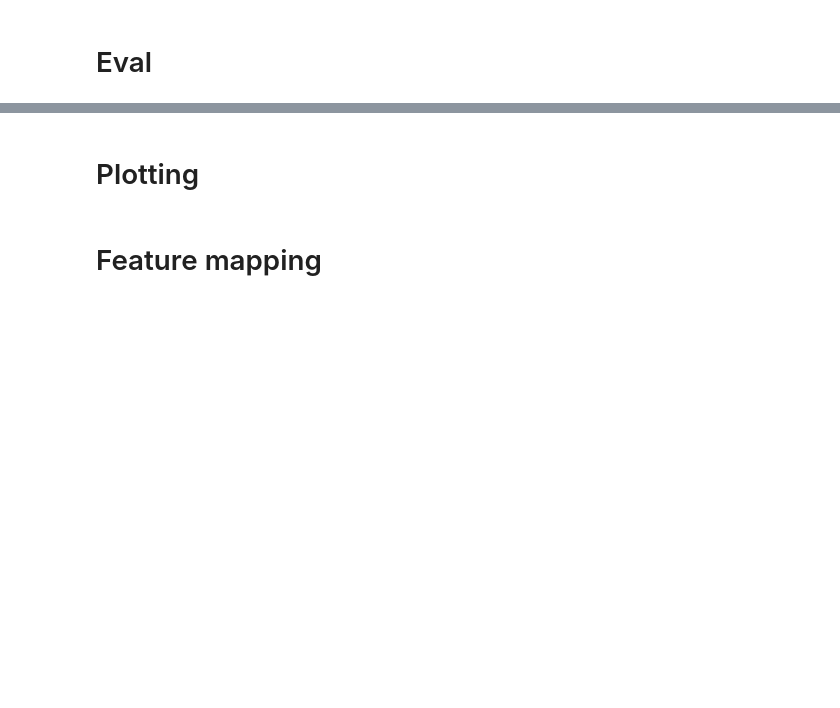
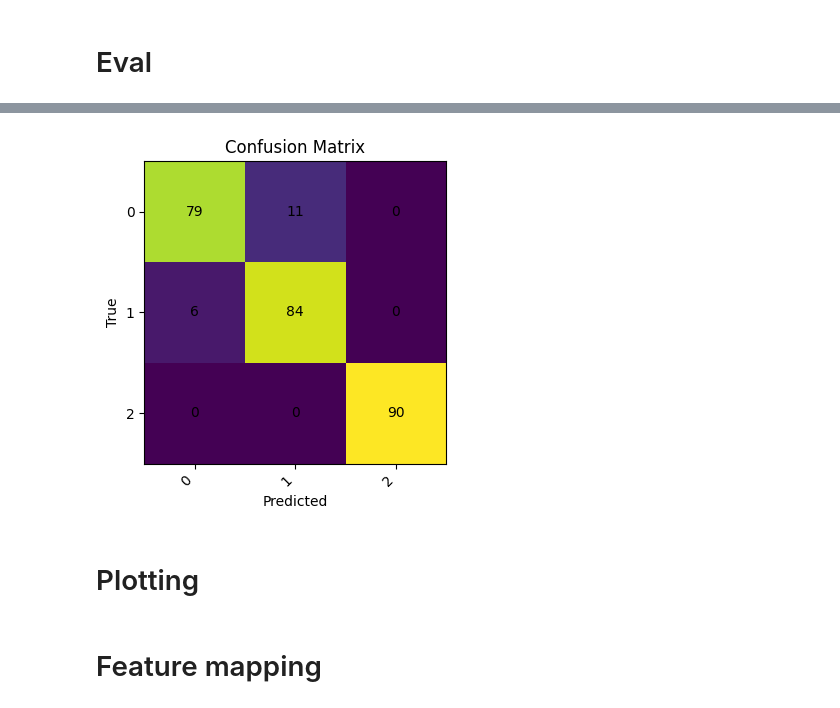
Before and after one commit to marrog1/machine_learning2_exam, a Jupyter notebook: Part1/main.ipynb, the cells around one changed output, grey strips where cells are left out. Cells and saved outputs as stored; diff of their text form; code cells hidden in the pictures; blank space fills up the shorter version.

Commit message:
eval

```diff
--- a/Part1/main.ipynb
+++ b/Part1/main.ipynb
@@ -420,2 +421,95 @@ Test | loss 0.1273 acc 0.9481
 # %% [markdown]
 # Eval
+# %%
+model.eval()
+
+all_logits = []
+all_probs  = []
+all_preds  = []
+all_true   = []
+
+with torch.no_grad():
+    for xb, yb in test_loader:
+        xb = xb.to(device)
+        logits = model(xb)
+        probs  = torch.softmax(logits, dim=1)
+
+        all_logits.append(logits.cpu())
+        all_probs.append(probs.cpu())
+        # yb may be tensor or Python int
+        all_preds.append(torch.argmax(logits, dim=1).cpu())
+        all_true.append(yb if isinstance(yb, torch.Tensor) else torch.tensor(yb))
+
+# Flatten
+logits = torch.cat(all_logits)
+probs  = torch.cat(all_probs)
+y_pred = torch.cat(all_preds)
+y_true = torch.cat(all_true)
+
+# ---- Overall accuracy ----
+test_acc = (y_pred == y_true).float().mean().item()
+print(f"\n✅ Test accuracy: {test_acc:.4f}")
+
+#=====================================================
+#  Confusion Matrix
+#=====================================================
+# Ensure class maps exist
+try:
+    idx_to_label
+except NameError:
+    # Recover from train_df if needed
+    classes = sorted(train_df["label"].unique())
+    idx_to_label = {i: c for i, c in enumerate(classes)}
+
+NUM_CLASSES = len(idx_to_label)
+
+cm = torch.zeros(NUM_CLASSES, NUM_CLASSES, dtype=torch.int64)
+for t, p in zip(y_true, y_pred):
+    cm[t, p] += 1
+
+print("\n📋 Confusion matrix (rows=true, cols=pred):\n")
+print(cm.numpy())
+
+#=====================================================
+#  Per-class metrics (precision, recall, F1)
+#=====================================================
+
+tp = torch.diag(cm).float()
+fp = (cm.sum(0).float() - tp)
+fn = (cm.sum(1).float() - tp)
+
+prec = tp / torch.clamp(tp + fp, min=1.0)
+rec  = tp / torch.clamp(tp + fn, min=1.0)
+f1   = 2 * prec * rec / torch.clamp(prec + rec, min=1e-12)
+macro_f1 = f1.mean().item()
+
+print("\n📈 Per-class metrics:")
+for i in range(NUM_CLASSES):
+    name = str(idx_to_label[i])   # <-- ensure string
+    print(f"{name:>12} | P:{prec[i]:.3f} R:{rec[i]:.3f} F1:{f1[i]:.3f}  Support:{cm[i].sum().item()}")
+
+
+print(f"\n⭐ Macro-F1: {macro_f1:.3f}")
+
+#=====================================================
+#  Confusion matrix plot
+#=====================================================
+fig, ax = plt.subplots(figsize=(4,4))
+im = ax.imshow(cm.numpy(), interpolation='nearest')
+ax.set_title("Confusion Matrix")
+ax.set_xlabel("Predicted")
+ax.set_ylabel("True")
+
+ax.set_xticks(range(NUM_CLASSES))
+ax.set_yticks(range(NUM_CLASSES))
+ax.set_xticklabels([str(idx_to_label[i]) for i in range(NUM_CLASSES)], rotation=45, ha="right")
+ax.set_yticklabels([str(idx_to_label[i]) for i in range(NUM_CLASSES)])
+
+
+for i in range(NUM_CLASSES):
+    for j in range(NUM_CLASSES):
+        ax.text(j, i, int(cm[i, j].item()), ha="center", va="center")
+
+plt.tight_layout()
+plt.show()
+# %% [output]
@@ -422,3 +530,4 @@ Test | loss 0.1273 acc 0.9481
+[figure, added]
 # %% [markdown]
 # Plotting
 # %% [markdown]
```
Also changed, not shown: parts of 2 cells of this notebook.
